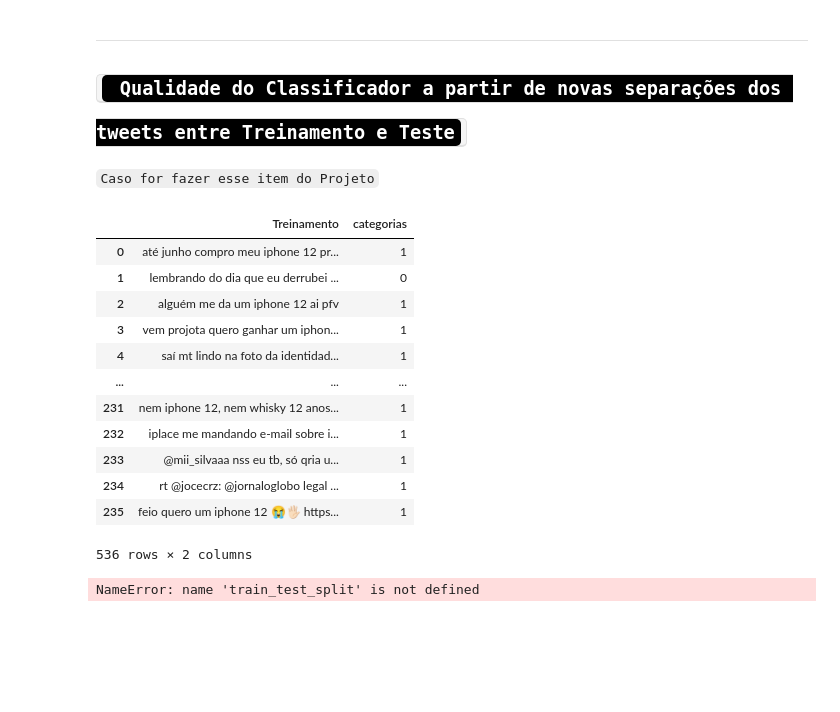
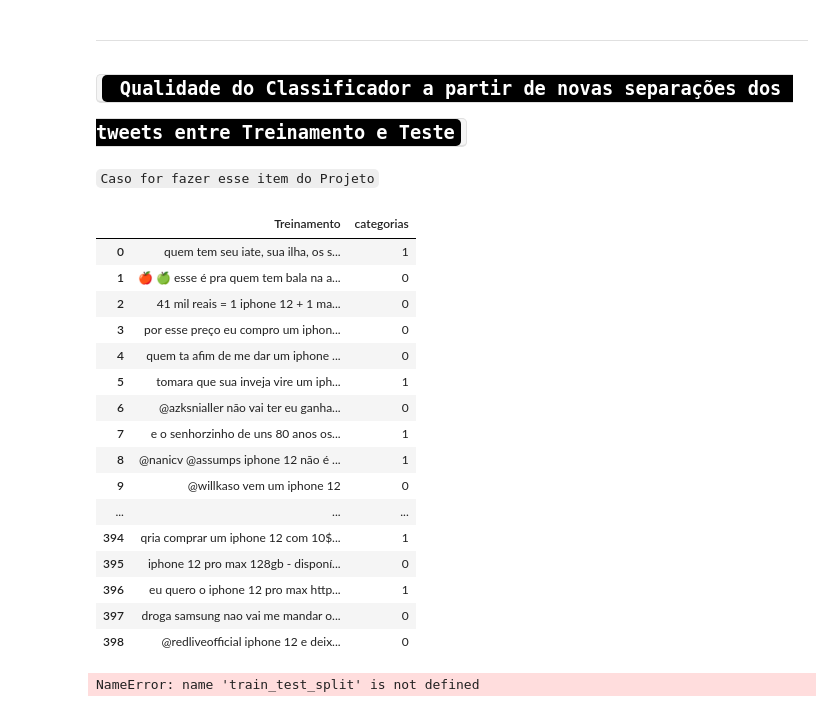
Before and after one commit to duddatorres/NAIVE-BAYES, a Jupyter notebook: Projeto1_Layout_Classificador.ipynb, the cells around one changed output. Saved outputs shown, nothing was run; the diff lists cells and outputs as text; code cells hidden in the pictures; blank space fills up the shorter version.

```diff
--- a/Projeto1_Layout_Classificador.ipynb
+++ b/Projeto1_Layout_Classificador.ipynb
@@ -496,21 +496,27 @@ ___
 # %%
 relacao_colunas = {'Teste':'Treinamento'}
 df_teste_treinamento = pd.concat([train, test.rename(columns=relacao_colunas)])
-df_teste_treinamento
+pd.set_option('display.max_row', 1000)
+df_embaralhado=df_teste_treinamento.sample(frac=1).reset_index(drop=True)
+df_embaralhado
 # %% [output]
 |  | Treinamento | categorias |
-| 0 | até junho compro meu iphone 12 pr... | 1 |
-| 1 | lembrando do dia que eu derrubei ... | 0 |
-| 2 | alguém me da um iphone 12 ai pfv | 1 |
-| 3 | vem projota quero ganhar um iphon... | 1 |
-| 4 | saí mt lindo na foto da identidad... | 1 |
+| 0 | quem tem seu iate, sua ilha, os s... | 1 |
+| 1 | 🍎 🍏 esse é pra quem tem bala na a... | 0 |
+| 2 | 41 mil reais = 1 iphone 12 + 1 ma... | 0 |
+| 3 | por esse preço eu compro um iphon... | 0 |
+| 4 | quem ta afim de me dar um iphone ... | 0 |
+| 5 | tomara que sua inveja vire um iph... | 1 |
+| 6 | @azksnialler não vai ter eu ganha... | 0 |
+| 7 | e o senhorzinho de uns 80 anos os... | 1 |
+| 8 | @nanicv @assumps iphone 12 não é ... | 1 |
+| 9 | @willkaso vem um iphone 12 | 0 |
 | ... | ... | ... |
-| 231 | nem iphone 12, nem whisky 12 anos... | 1 |
-| 232 | iplace me mandando e-mail sobre i... | 1 |
-| 233 | @mii_silvaaa nss eu tb, só qria u... | 1 |
-| 234 | rt @jocecrz: @jornaloglobo legal ... | 1 |
-| 235 | feio quero um iphone 12 😭🖐🏻 https... | 1 |
+| 394 | qria comprar um iphone 12 com 10$... | 1 |
+| 395 | iphone 12 pro max 128gb - disponí... | 0 |
+| 396 | eu quero o iphone 12 pro max http... | 1 |
+| 397 | droga samsung nao vai me mandar o... | 0 |
+| 398 | @redliveofficial iphone 12 e deix... | 0 |
-536 rows × 2 columns
 # %%
 df_train,df_test=train_test_split(x,y,test_size=0.2)
 x_train.head()
```
Also changed, not shown: parts of 4 cells of this notebook.
